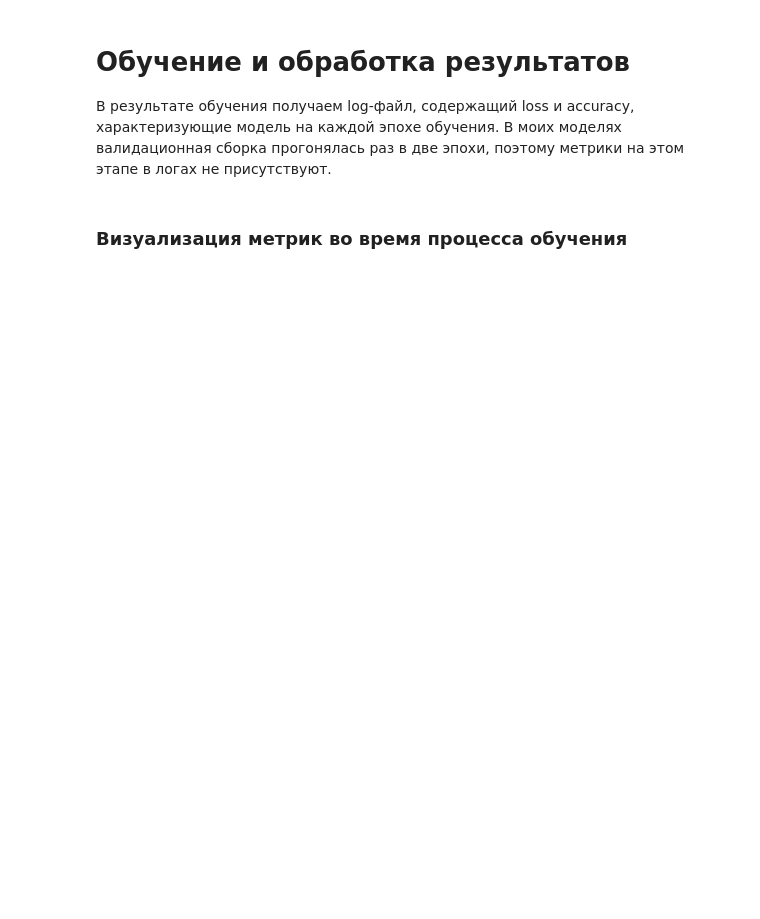
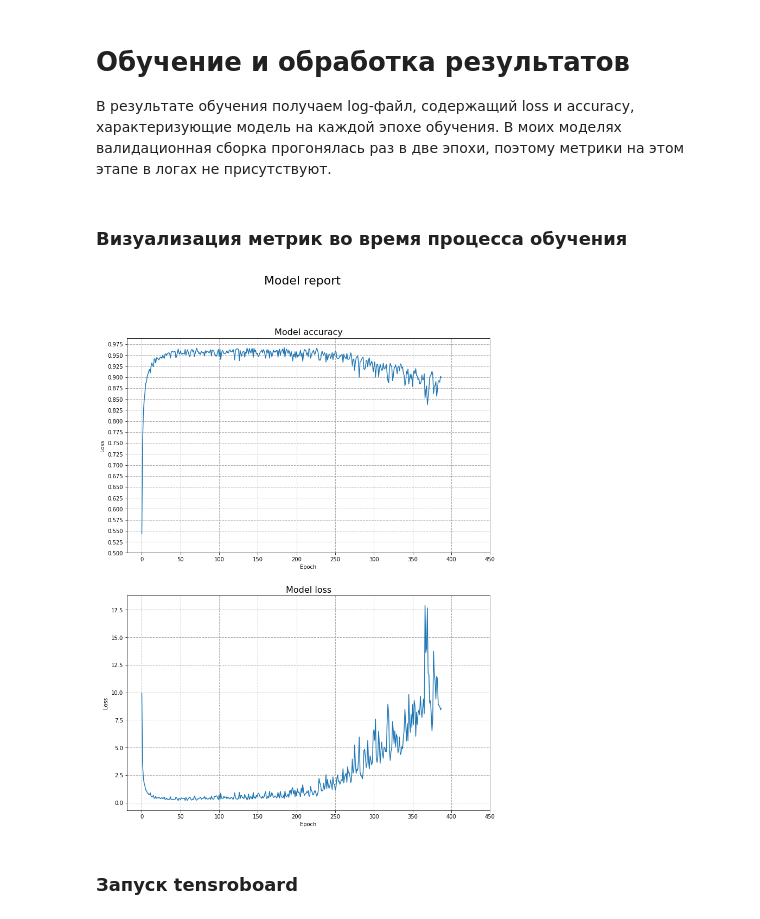
Before and after one commit to bmstu-iu8-g1-2019-project/road-signs-recognition, a Jupyter notebook: notes.ipynb, the cells around one changed output. Saved outputs shown, nothing was run; the diff lists cells and outputs as text; code cells hidden in the pictures; blank space fills up the shorter version.

```diff
--- a/notes.ipynb
+++ b/notes.ipynb
@@ -150,23 +178,27 @@ get_classes_counts(filename='dataset/train.csv',
 # %% [markdown]
 ### Визуализация метрик во время процесса обучения
 # %%
-import matplotlib.pyplot as plt
-import pandas as pd
-
-filename = 'results/2019-09-27_13-37-53.csv'
+filename = 'results/log.csv'
 
 df = pd.read_csv(filename)
 ep = list(range(df.shape[0]))
-fig, axs = plt.subplots(nrows=2, figsize=(12,12))
+fig, axs = plt.subplots(nrows=2, figsize=(12,16))
 fig.suptitle('Model report', size=22)
 axs[0].plot(df['acc'])
 axs[0].set_title('Model accuracy', size=16)
 axs[0].grid(linewidth=1, linestyle='--')
 axs[0].set_ylabel('Loss')
 axs[0].set_xlabel('Epoch')
+axs[0].set_xticks(np.arange(0, 500, step=50))
+axs[0].set_yticks(np.arange(0.5, 1, step=0.025))
 axs[1].plot(df['loss'])
 axs[1].set_title('Model loss', size=16)
 axs[1].grid(linewidth=1, linestyle='--')
 axs[1].set_ylabel('Loss')
 axs[1].set_xlabel('Epoch')
-fig.savefig('results/train_report.png')
+axs[1].set_xticks(np.arange(0, 500, step=50))
+fig.savefig('results/report/A2_500_train_report.png')
+# %% [output]
+[figure, added]
+# %% [markdown]
+### Запуск tensroboard
```
Also changed, not shown: parts of 13 cells of this notebook, 16 other files.
